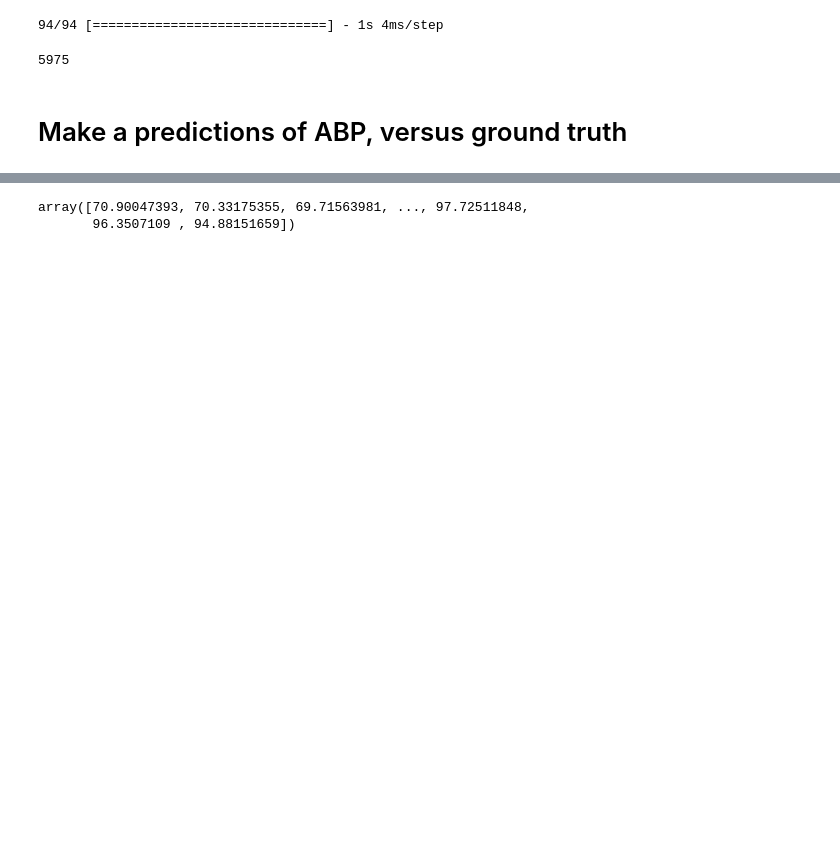
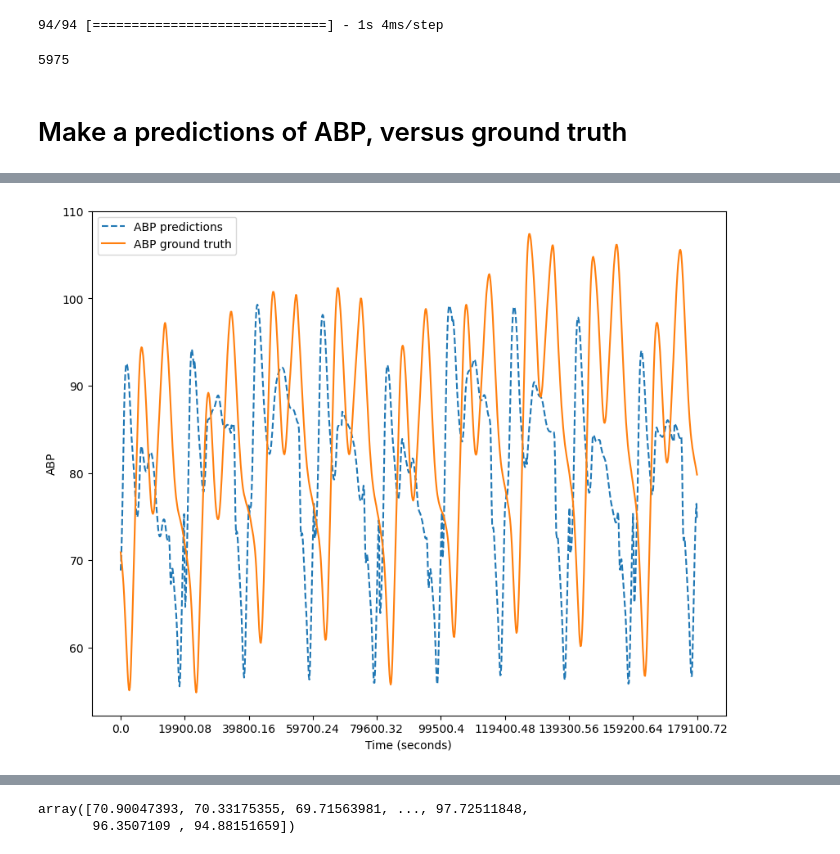
Before and after one commit to joaoavanzini/blood-pressure-ANN-XAI, a Jupyter notebook: main_notebook.ipynb, the cells around one changed output, grey strips where cells are left out. Cells and saved outputs as stored; diff of their text form; code cells hidden in the pictures; blank space fills up the shorter version.

```diff
--- a/main_notebook.ipynb
+++ b/main_notebook.ipynb
@@ -458,3 +484,34 @@ plt.show()
+# %%
+# Calculate the total time in seconds
+total_time_seconds = 49.8 * 3600
+
+# Calculate the time interval between each sample
+time_interval_seconds = total_time_seconds / 1000
+
+# Create an array of time indices for the 10 labels
+label_indices = np.linspace(0, 999, num=10, dtype=int)
+
+# Retrieve the corresponding time values from the array of time indices
+time_labels = [time_interval_seconds * idx for idx in label_indices]
+
+# Plot the predictions and ground truth with the x-axis as time in seconds
+plt.plot(predictions[:1000], label='ABP predictions', linestyle="dashed")
+plt.plot(ground_truth[:1000], label='ABP ground truth')
+
+# Add the time values in seconds to the x-axis at the specified indices
+plt.xticks(label_indices, time_labels)
+
+# Add x-axis and y-axis labels
+plt.xlabel("Time (seconds)")
+plt.ylabel("ABP")
+
+# Add the legend
+plt.legend()
+
+# Display the plot
+plt.show()
+# %% [output]
+[figure, added]
 # %%
 predictions
 # %% [output]
```
Also changed, not shown: parts of 24 cells of this notebook.
